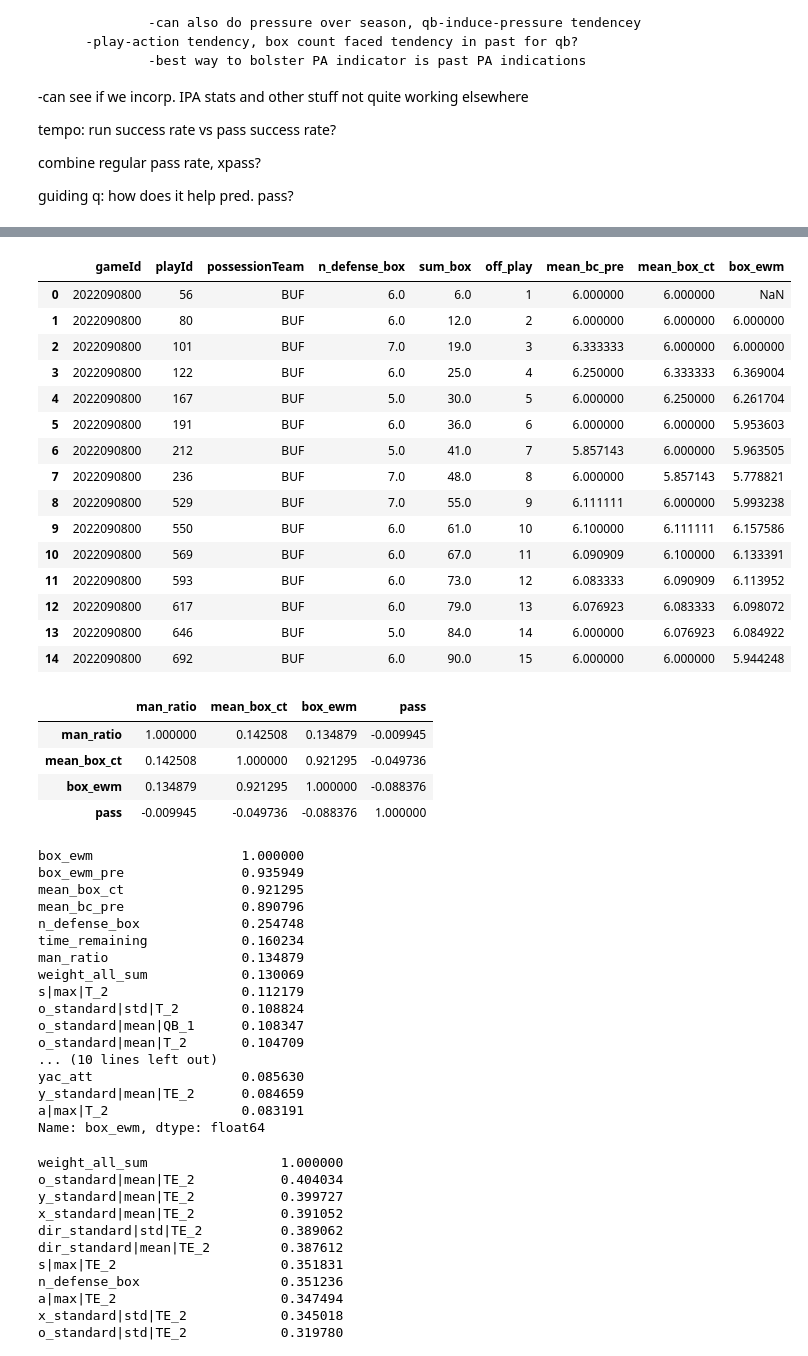
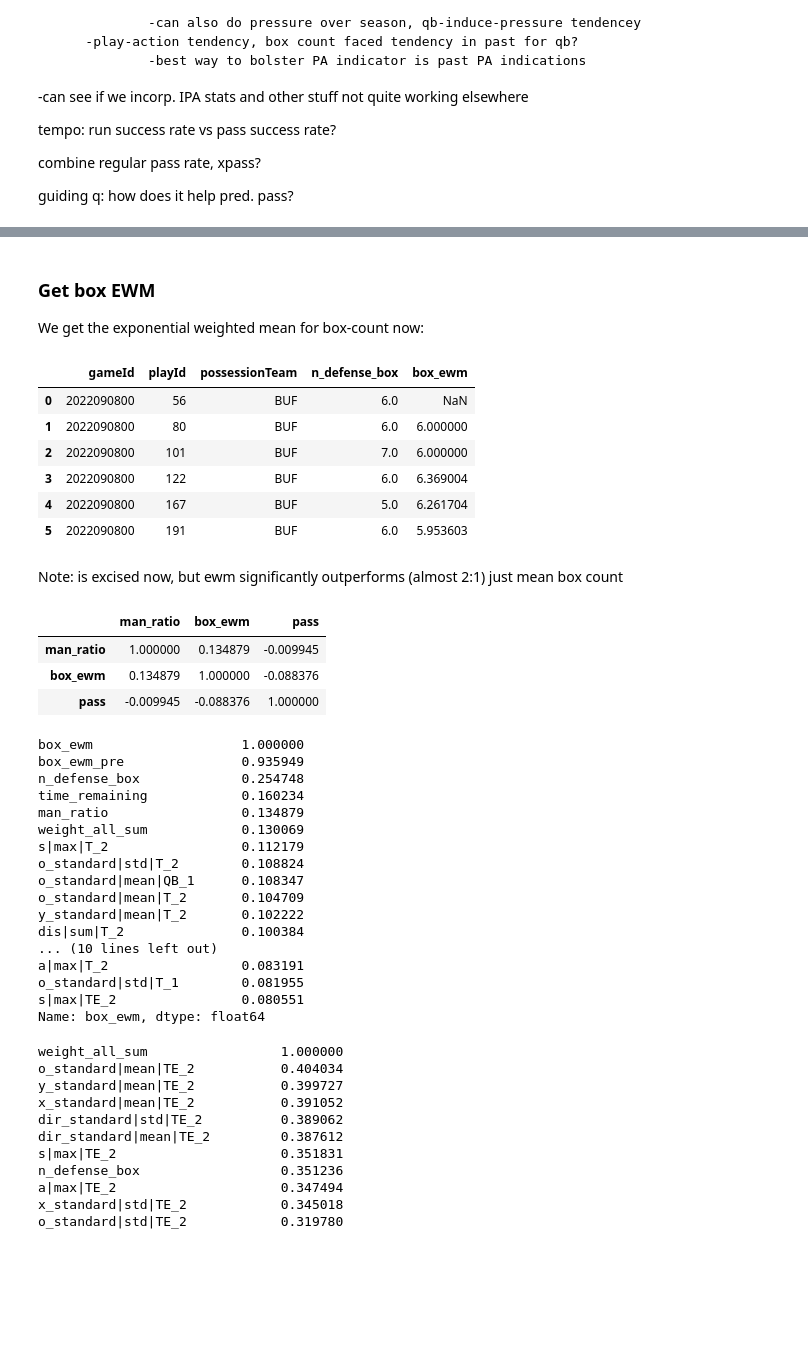
Before and after one commit to meagvo/NFL_BDB2025, a Jupyter notebook: weight_box_eda.ipynb, the cells around one changed output, grey strips where cells are left out. Cells and saved outputs as stored; diff of their text form; code cells hidden in the pictures; blank space fills up the shorter version.

```diff
--- a/weight_box_eda.ipynb
+++ b/weight_box_eda.ipynb
@@ -178,6 +67,0 @@ train_data=pd.read_csv(os.path.join(root_dir, "data/train_data.csv")).sort_value
-# %%
-train_data = pd.concat([train_data,train_data.groupby(['gameId','possessionTeam']).agg(sum_box=('n_defense_box','cumsum'),off_play=('pass','cumcount'))],axis=1)
-train_data['off_play']+=1
-train_data['mean_bc_pre'] = train_data['sum_box']/train_data['off_play']
-train_data['mean_box_ct'] = train_data.groupby(['gameId','possessionTeam']).mean_bc_pre.shift(1)
-train_data['mean_box_ct'] = train_data['mean_box_ct'].fillna(6)
@@ -192,33 +72,29 @@ pull from what, qbr munging?
+# %% [markdown]
+### Get box EWM
+
+We get the exponential weighted mean for box-count now:
 # %%
 train_data['box_ewm_pre'] = train_data.groupby(['gameId','possessionTeam'])['n_defense_box'].transform(lambda x: x.ewm(alpha=.1).mean())
 train_data['box_ewm'] = train_data.groupby(['gameId','possessionTeam']).box_ewm_pre.shift(1)
 # %%
-train_data[['gameId','playId','possessionTeam','n_defense_box','sum_box','off_play','mean_bc_pre','mean_box_ct','box_ewm']].head(15)
+train_data[['gameId','playId','possessionTeam','n_defense_box','box_ewm']].head(6)
 # %% [output]
-|  | gameId | playId | possessionTeam | n_defense_box | sum_box | off_play | mean_bc_pre | mean_box_ct | box_ewm |
-| 0 | 2022090800 | 56 | BUF | 6.0 | 6.0 | 1 | 6.000000 | 6.000000 | NaN |
-| 1 | 2022090800 | 80 | BUF | 6.0 | 12.0 | 2 | 6.000000 | 6.000000 | 6.000000 |
-| 2 | 2022090800 | 101 | BUF | 7.0 | 19.0 | 3 | 6.333333 | 6.000000 | 6.000000 |
-| 3 | 2022090800 | 122 | BUF | 6.0 | 25.0 | 4 | 6.250000 | 6.333333 | 6.369004 |
-| 4 | 2022090800 | 167 | BUF | 5.0 | 30.0 | 5 | 6.000000 | 6.250000 | 6.261704 |
-| 5 | 2022090800 | 191 | BUF | 6.0 | 36.0 | 6 | 6.000000 | 6.000000 | 5.953603 |
-| 6 | 2022090800 | 212 | BUF | 5.0 | 41.0 | 7 | 5.857143 | 6.000000 | 5.963505 |
-| 7 | 2022090800 | 236 | BUF | 7.0 | 48.0 | 8 | 6.000000 | 5.857143 | 5.778821 |
-| 8 | 2022090800 | 529 | BUF | 7.0 | 55.0 | 9 | 6.111111 | 6.000000 | 5.993238 |
-| 9 | 2022090800 | 550 | BUF | 6.0 | 61.0 | 10 | 6.100000 | 6.111111 | 6.157586 |
-| 10 | 2022090800 | 569 | BUF | 6.0 | 67.0 | 11 | 6.090909 | 6.100000 | 6.133391 |
-| 11 | 2022090800 | 593 | BUF | 6.0 | 73.0 | 12 | 6.083333 | 6.090909 | 6.113952 |
-| 12 | 2022090800 | 617 | BUF | 6.0 | 79.0 | 13 | 6.076923 | 6.083333 | 6.098072 |
-| 13 | 2022090800 | 646 | BUF | 5.0 | 84.0 | 14 | 6.000000 | 6.076923 | 6.084922 |
-| 14 | 2022090800 | 692 | BUF | 6.0 | 90.0 | 15 | 6.000000 | 6.000000 | 5.944248 |
+|  | gameId | playId | possessionTeam | n_defense_box | box_ewm |
+| 0 | 2022090800 | 56 | BUF | 6.0 | NaN |
+| 1 | 2022090800 | 80 | BUF | 6.0 | 6.000000 |
+| 2 | 2022090800 | 101 | BUF | 7.0 | 6.000000 |
+| 3 | 2022090800 | 122 | BUF | 6.0 | 6.369004 |
+| 4 | 2022090800 | 167 | BUF | 5.0 | 6.261704 |
+| 5 | 2022090800 | 191 | BUF | 6.0 | 5.953603 |
+# %% [markdown]
+Note: is excised now, but ewm significantly outperforms (almost 2:1) just mean box count
 # %%
-train_data[['man_ratio','mean_box_ct','box_ewm','pass']].corr()
+train_data[['man_ratio','box_ewm','pass']].corr()
 # %% [output]
-|  | man_ratio | mean_box_ct | box_ewm | pass |
-| man_ratio | 1.000000 | 0.142508 | 0.134879 | -0.009945 |
-| mean_box_ct | 0.142508 | 1.000000 | 0.921295 | -0.049736 |
-| box_ewm | 0.134879 | 0.921295 | 1.000000 | -0.088376 |
-| pass | -0.009945 | -0.049736 | -0.088376 | 1.000000 |
+|  | man_ratio | box_ewm | pass |
+| man_ratio | 1.000000 | 0.134879 | -0.009945 |
+| box_ewm | 0.134879 | 1.000000 | -0.088376 |
+| pass | -0.009945 | -0.088376 | 1.000000 |
 # %%
 box_ewm_corrs = train_data.corr()['box_ewm'].sort_values(ascending=False)
 weight_corrs = train_data.corr()['weight_all_sum'].sort_values(ascending=False)
@@ -227,8 +103,6 @@ box_ewm_corrs.head(25)
 # %% [output]
 box_ewm                   1.000000
 box_ewm_pre               0.935949
-mean_box_ct               0.921295
-mean_bc_pre               0.890796
 n_defense_box             0.254748
 time_remaining            0.160234
 man_ratio                 0.134879
@@ -237,10 +111,12 @@ s|max|T_2                 0.112179
 o_standard|std|T_2        0.108824
 o_standard|mean|QB_1      0.108347
 o_standard|mean|T_2       0.104709
+y_standard|mean|T_2       0.102222
+dis|sum|T_2               0.100384
 ... (10 lines left out)
-yac_att                   0.085630
-y_standard|mean|TE_2      0.084659
 a|max|T_2                 0.083191
+o_standard|std|T_1        0.081955
+s|max|TE_2                0.080551
 Name: box_ewm, dtype: float64
 # %%
 weight_corrs.head(25)
```
Also changed, not shown: parts of 97 cells of this notebook, 5 other files.
